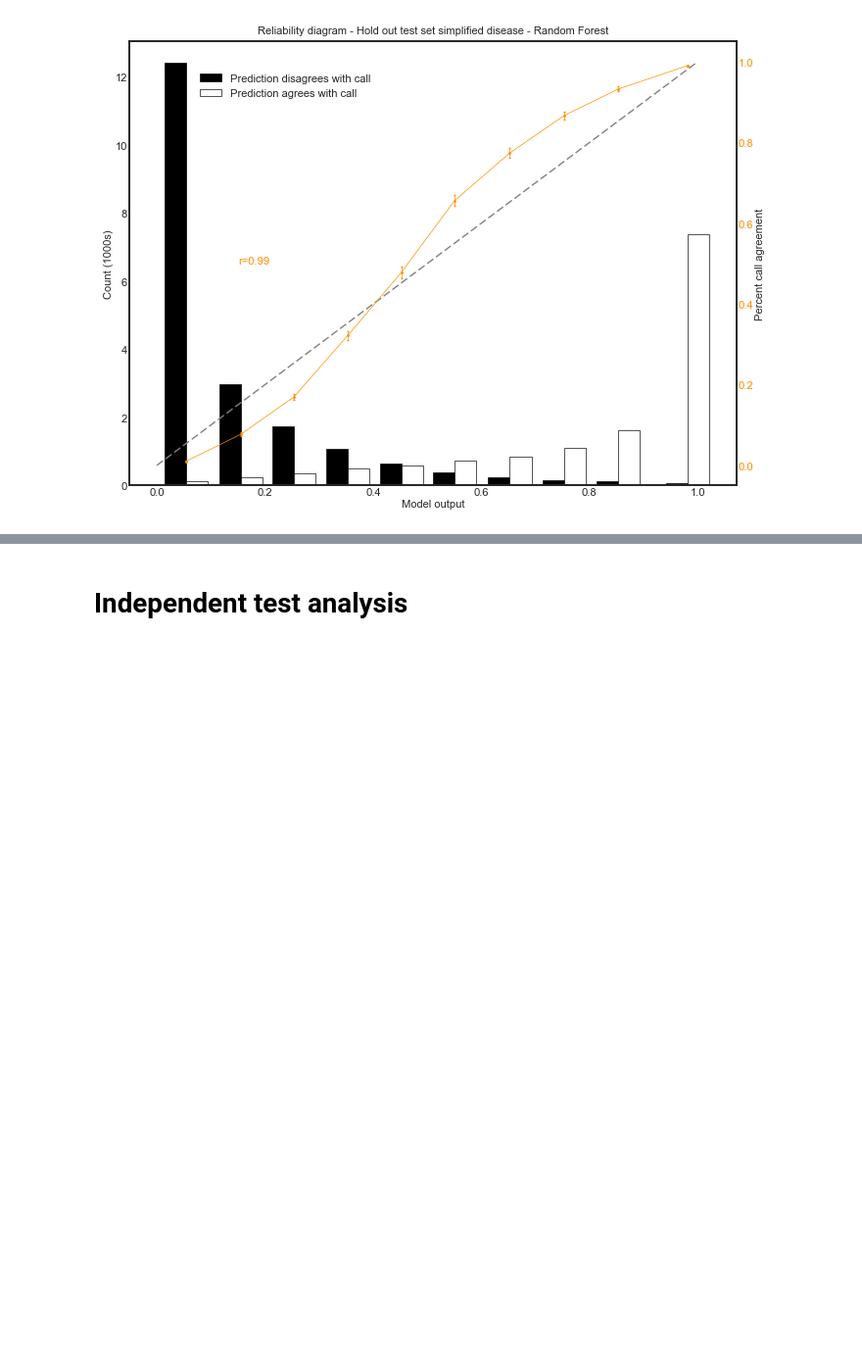
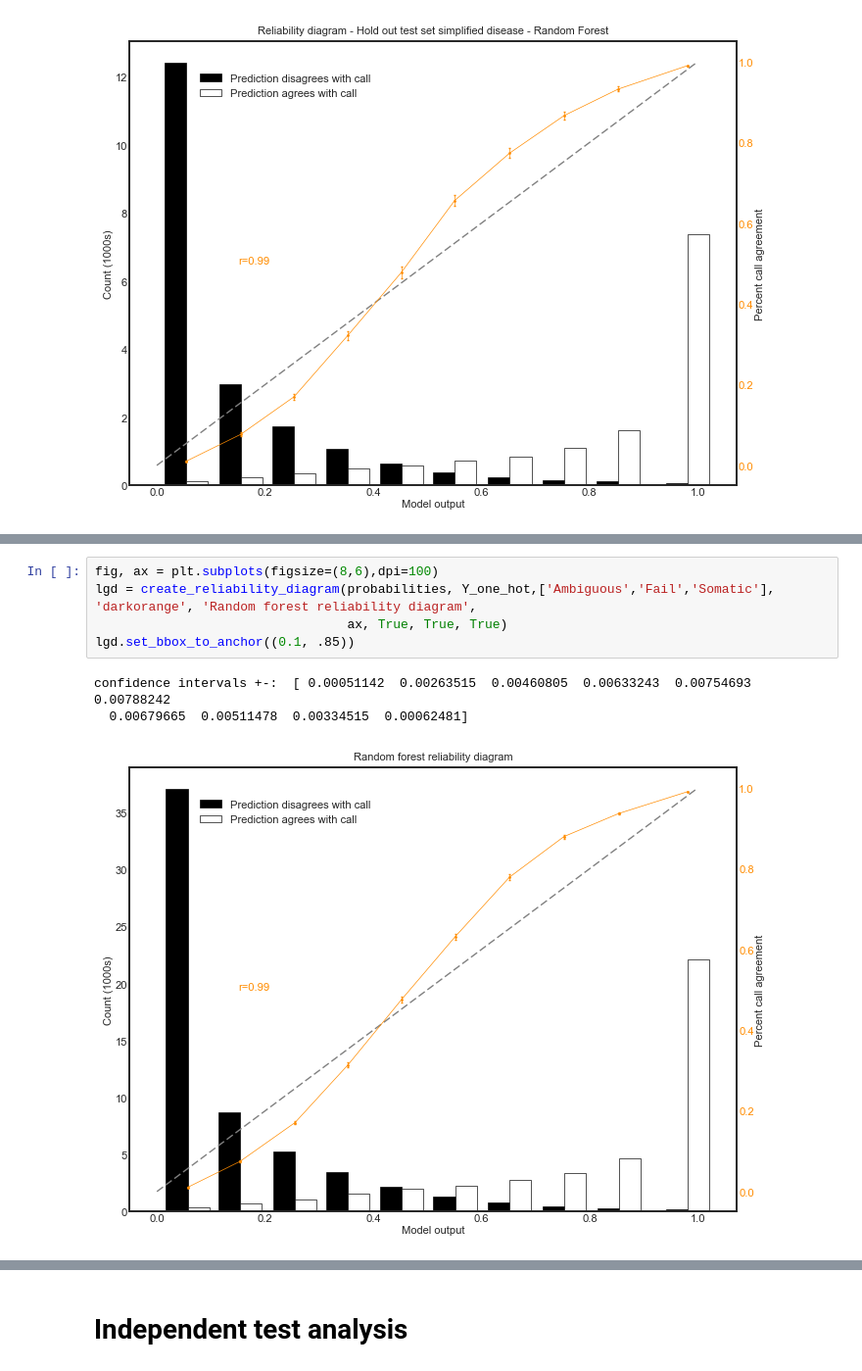
Before and after one commit to griffithlab/DeepSVR, a Jupyter notebook: notebooks/Random forest.ipynb, the cells around one changed output, grey strips where cells are left out. Shown at 98% size. Cells and saved outputs as stored; diff of their text form; blank space fills up the shorter version.

```diff
--- a/notebooks/Random forest.ipynb
+++ b/notebooks/Random forest.ipynb
@@ -296,0 +356,9 @@ confidence intervals +-:  [ 0.00088816  0.00457975  0.00797709  0.01144614  0.01
+# %%
+fig, ax = plt.subplots(figsize=(8,6),dpi=100)
+lgd = create_reliability_diagram(probabilities, Y_one_hot,['Ambiguous','Fail','Somatic'], 'darkorange', 'Random forest reliability diagram',
+                                 ax, True, True, True)
+lgd.set_bbox_to_anchor((0.1, .85))
+# %% [output]
+confidence intervals +-:  [ 0.00051142  0.00263515  0.00460805  0.00633243  0.00754693  0.00788242
+  0.00679665  0.00511478  0.00334515  0.00062481]
+[figure, added]
```
Also changed, not shown: parts of 24 cells of this notebook, 4 other files.
